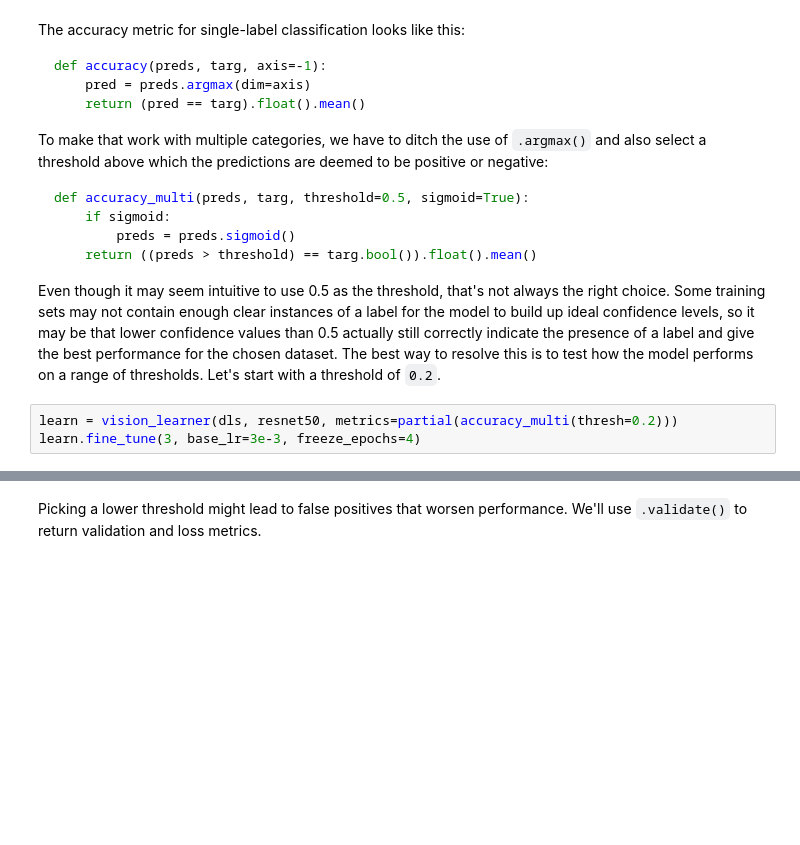
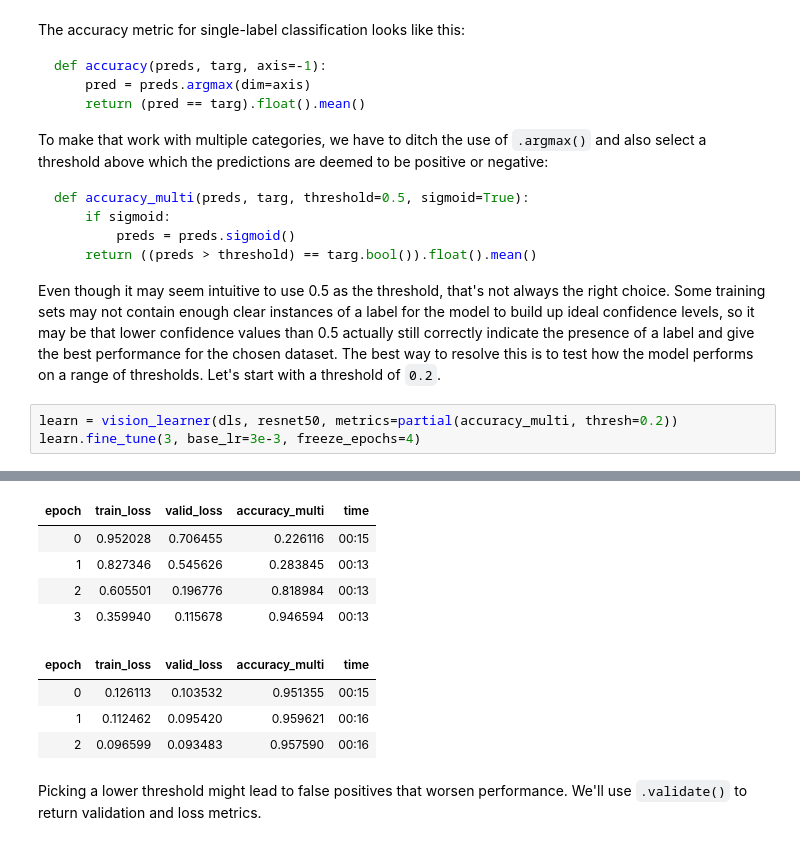
Before and after one commit to CodeWithOz/fastai-deep-learn-coders, a Jupyter notebook: ch-06-multicat.ipynb, the cells around one changed output, grey strips where cells are left out. Cells and saved outputs as stored; diff of their text form; blank space fills up the shorter version.

```diff
--- a/ch-06-multicat.ipynb
+++ b/ch-06-multicat.ipynb
@@ -387,5 +387,6 @@ def accuracy_multi(preds, targ, threshold=0.5, sigmoid=True):
 
 Even though it may seem intuitive to use 0.5 as the threshold, that's not always the right choice. Some training sets may not contain enough clear instances of a label for the model to build up ideal confidence levels, so it may be that lower confidence values than 0.5 actually still correctly indicate the presence of a label and give the best performance for the chosen dataset. The best way to resolve this is to test how the model performs on a range of thresholds. Let's start with a threshold of `0.2`.
 # %%
-learn = vision_learner(dls, resnet50, metrics=partial(accuracy_multi(thresh=0.2)))
+learn = vision_learner(dls, resnet50, metrics=partial(accuracy_multi, thresh=0.2))
 learn.fine_tune(3, base_lr=3e-3, freeze_epochs=4)
+# %% [output]
@@ -392,3 +394,12 @@ learn.fine_tune(3, base_lr=3e-3, freeze_epochs=4)
+| epoch | train_loss | valid_loss | accuracy_multi | time |
+| 0 | 0.952028 | 0.706455 | 0.226116 | 00:15 |
+| 1 | 0.827346 | 0.545626 | 0.283845 | 00:13 |
+| 2 | 0.605501 | 0.196776 | 0.818984 | 00:13 |
+| 3 | 0.359940 | 0.115678 | 0.946594 | 00:13 |
+| epoch | train_loss | valid_loss | accuracy_multi | time |
+| 0 | 0.126113 | 0.103532 | 0.951355 | 00:15 |
+| 1 | 0.112462 | 0.095420 | 0.959621 | 00:16 |
+| 2 | 0.096599 | 0.093483 | 0.957590 | 00:16 |
 # %% [markdown]
 Picking a lower threshold might lead to false positives that worsen performance. We'll use `.validate()` to return validation and loss metrics.
 # %%
```
Also changed, not shown: parts of 12 cells of this notebook.
